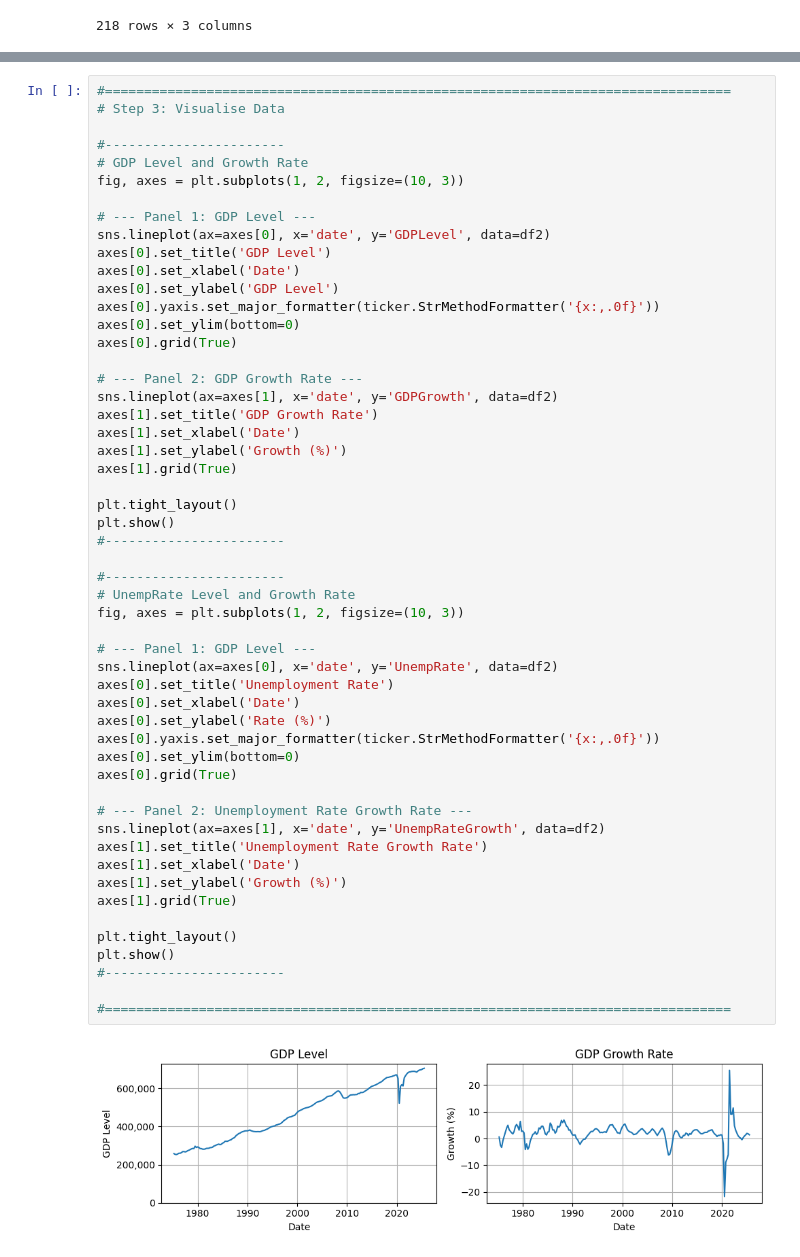
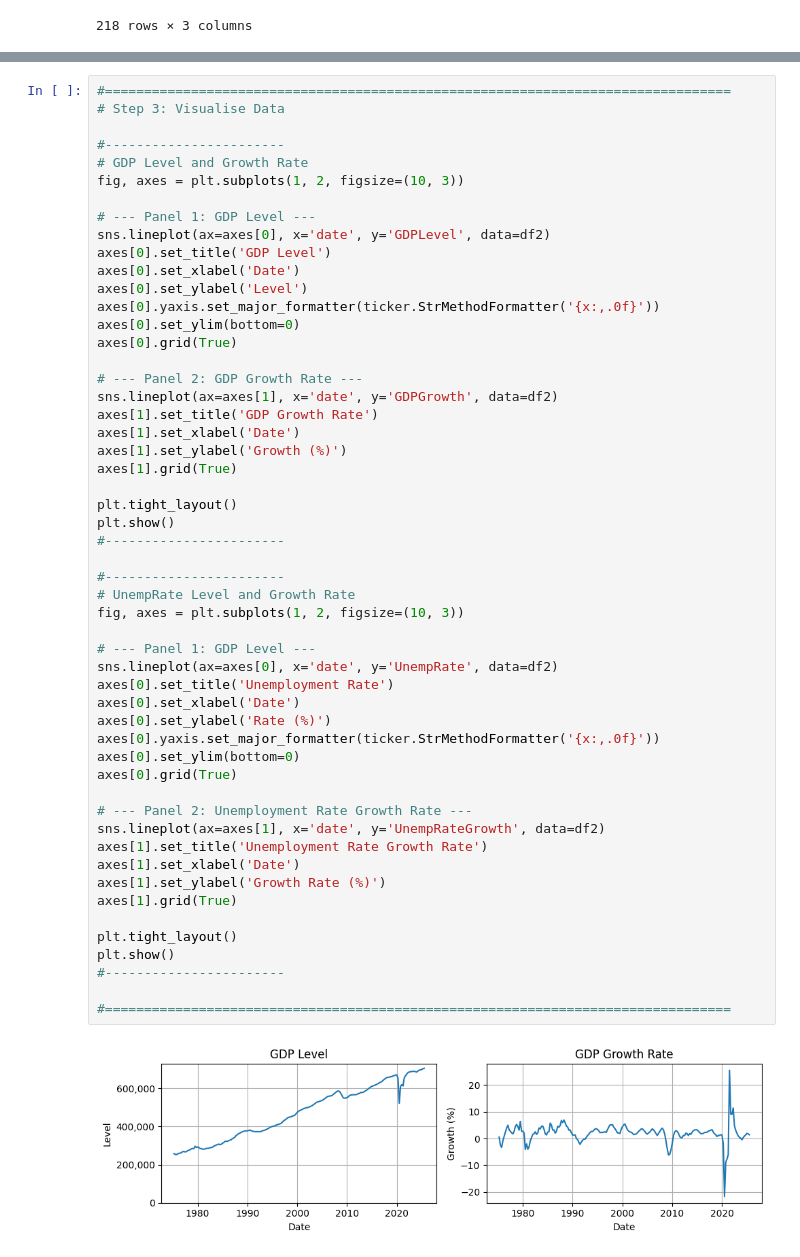
Before and after one commit to MarkThackham/MarkThackham.github.io, a Jupyter notebook: Portfolio/machine-learning/sarimax-gdp/sarimax-gpp.ipynb, the cells around one changed output, grey strips where cells are left out. Drawn from its saved outputs; the diff is of its cells as text.

```diff
--- a/Portfolio/machine-learning/sarimax-gdp/sarimax-gpp.ipynb
+++ b/Portfolio/machine-learning/sarimax-gdp/sarimax-gpp.ipynb
@@ -191,7 +195,7 @@ fig, axes = plt.subplots(1, 2, figsize=(10, 3))
 sns.lineplot(ax=axes[0], x='date', y='GDPLevel', data=df2)
 axes[0].set_title('GDP Level')
 axes[0].set_xlabel('Date')
-axes[0].set_ylabel('GDP Level')
+axes[0].set_ylabel('Level')
 axes[0].yaxis.set_major_formatter(ticker.StrMethodFormatter('{x:,.0f}'))
 axes[0].set_ylim(bottom=0)
 axes[0].grid(True)
@@ -205,32 +209,32 @@ axes[1].grid(True)
 
 plt.tight_layout()
 plt.show()
 #-----------------------
 
 #-----------------------
 # UnempRate Level and Growth Rate
 fig, axes = plt.subplots(1, 2, figsize=(10, 3))
 
 # --- Panel 1: GDP Level ---
 sns.lineplot(ax=axes[0], x='date', y='UnempRate', data=df2)
 axes[0].set_title('Unemployment Rate')
 axes[0].set_xlabel('Date')
 axes[0].set_ylabel('Rate (%)')
 axes[0].yaxis.set_major_formatter(ticker.StrMethodFormatter('{x:,.0f}'))
 axes[0].set_ylim(bottom=0)
 axes[0].grid(True)
 
 # --- Panel 2: Unemployment Rate Growth Rate ---
 sns.lineplot(ax=axes[1], x='date', y='UnempRateGrowth', data=df2)
 axes[1].set_title('Unemployment Rate Growth Rate')
 axes[1].set_xlabel('Date')
-axes[1].set_ylabel('Growth (%)')
+axes[1].set_ylabel('Growth Rate (%)')
 axes[1].grid(True)
 
 plt.tight_layout()
 plt.show()
 #-----------------------
 
 #================================================================================
 # %% [output]
-[figure, old version]
+[figure, new version]
```
Also changed, not shown: parts of 14 cells of this notebook.
